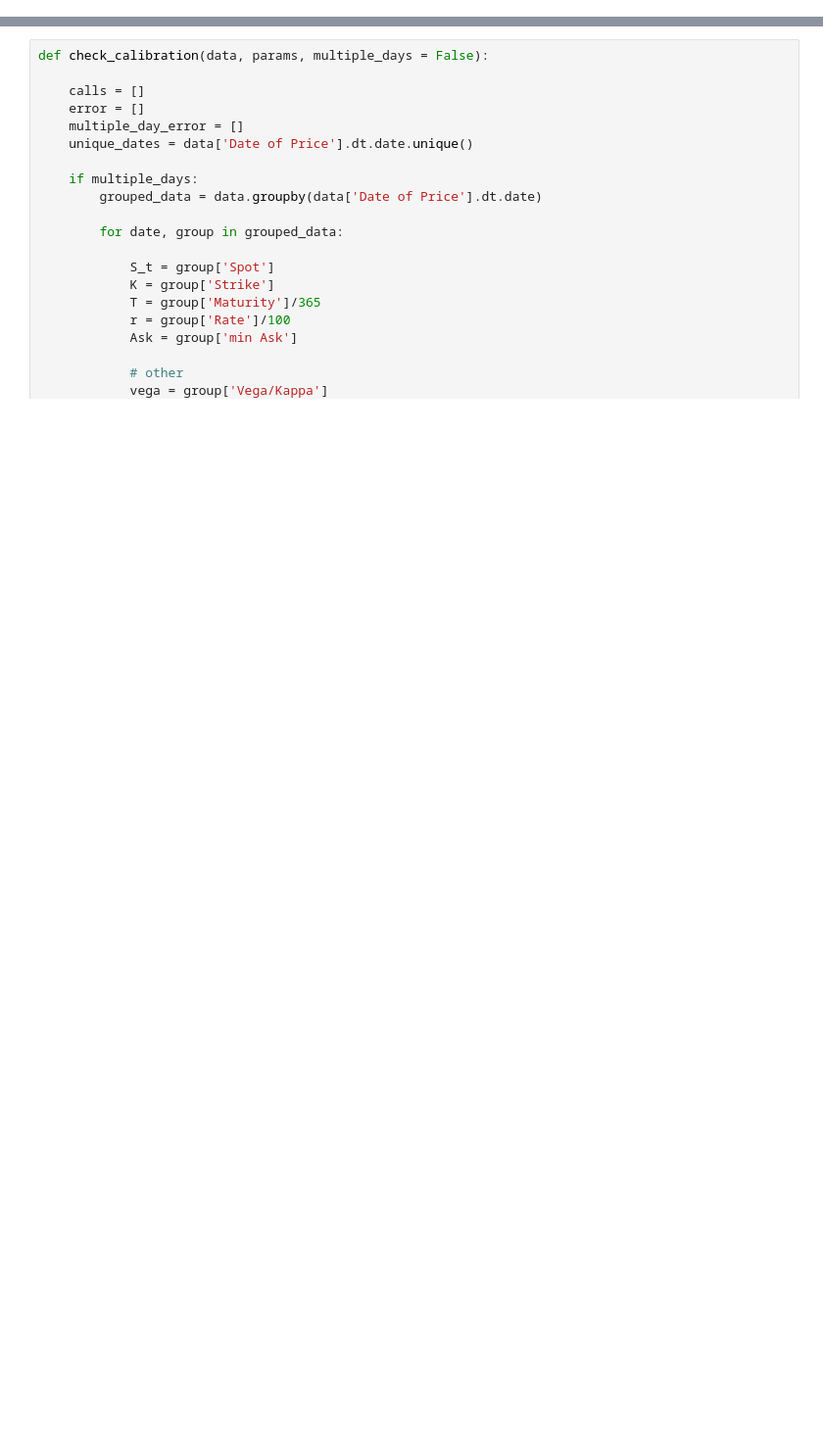
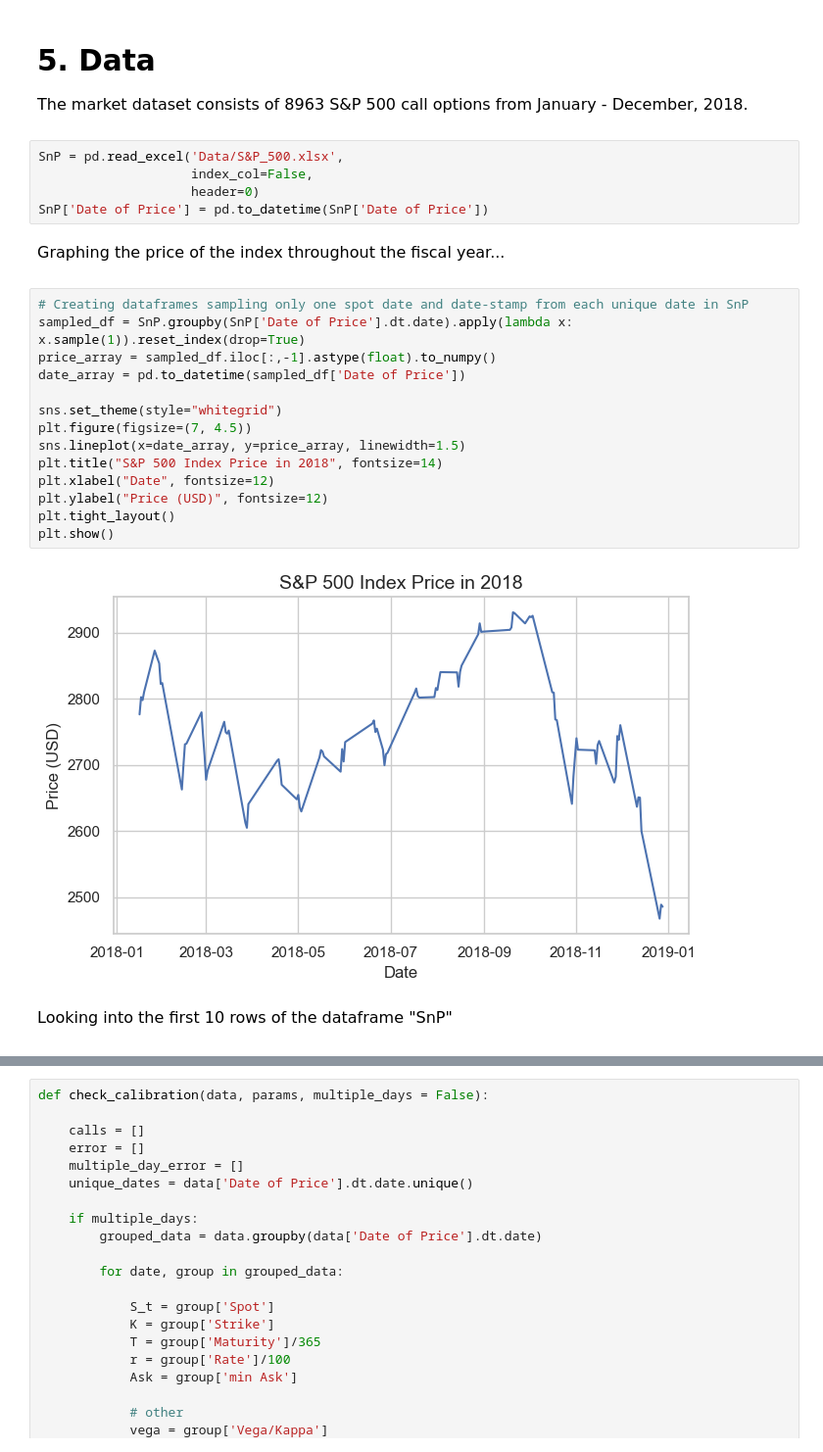
Before and after one commit to Grant-Doherty/Option-Pricing-with-the-Heston-Model, a Jupyter notebook: Option_Pricing_with_the_Heston_Model.ipynb, the cells around one changed output, grey strips where cells are left out. Shown: that part at 98% size. Saved outputs shown, nothing was run; the diff lists cells and outputs as text; blank space fills up the shorter version.

```diff
--- a/Option_Pricing_with_the_Heston_Model.ipynb
+++ b/Option_Pricing_with_the_Heston_Model.ipynb
@@ -411,0 +276,41 @@ else, it plots the error of multiple days idk
+# %% [markdown]
+<span style=";color: black ; font-family: Verdana ; font-size: 16px ">
+
+# 5. Data
+
+The market dataset consists of 8963 S&P 500 call options from January - December, 2018.
+
+</span>
+# %%
+SnP = pd.read_excel('Data/S&P_500.xlsx',
+                    index_col=False,
+                    header=0)
+SnP['Date of Price'] = pd.to_datetime(SnP['Date of Price'])
+# %% [markdown]
+<span style=";color: black ; font-family: Verdana ; font-size: 16px ">
+
+Graphing the price of the index throughout the fiscal year...
+
+</span>
+# %%
+# Creating dataframes sampling only one spot date and date-stamp from each unique date in SnP
+sampled_df = SnP.groupby(SnP['Date of Price'].dt.date).apply(lambda x: x.sample(1)).reset_index(drop=True)
+price_array = sampled_df.iloc[:,-1].astype(float).to_numpy()
+date_array = pd.to_datetime(sampled_df['Date of Price'])
+
+sns.set_theme(style="whitegrid")
+plt.figure(figsize=(7, 4.5))
+sns.lineplot(x=date_array, y=price_array, linewidth=1.5)
+plt.title("S&P 500 Index Price in 2018", fontsize=14)
+plt.xlabel("Date", fontsize=12)
+plt.ylabel("Price (USD)", fontsize=12)
+plt.tight_layout()
+plt.show()
+# %% [output]
+[figure, added]
+# %% [markdown]
+<span style=";color: black ; font-family: Verdana ; font-size: 16px ">
+
+Looking into the first 10 rows of the dataframe "SnP"
+
+</span>
```
Also changed, not shown: parts of 103 cells of this notebook.
